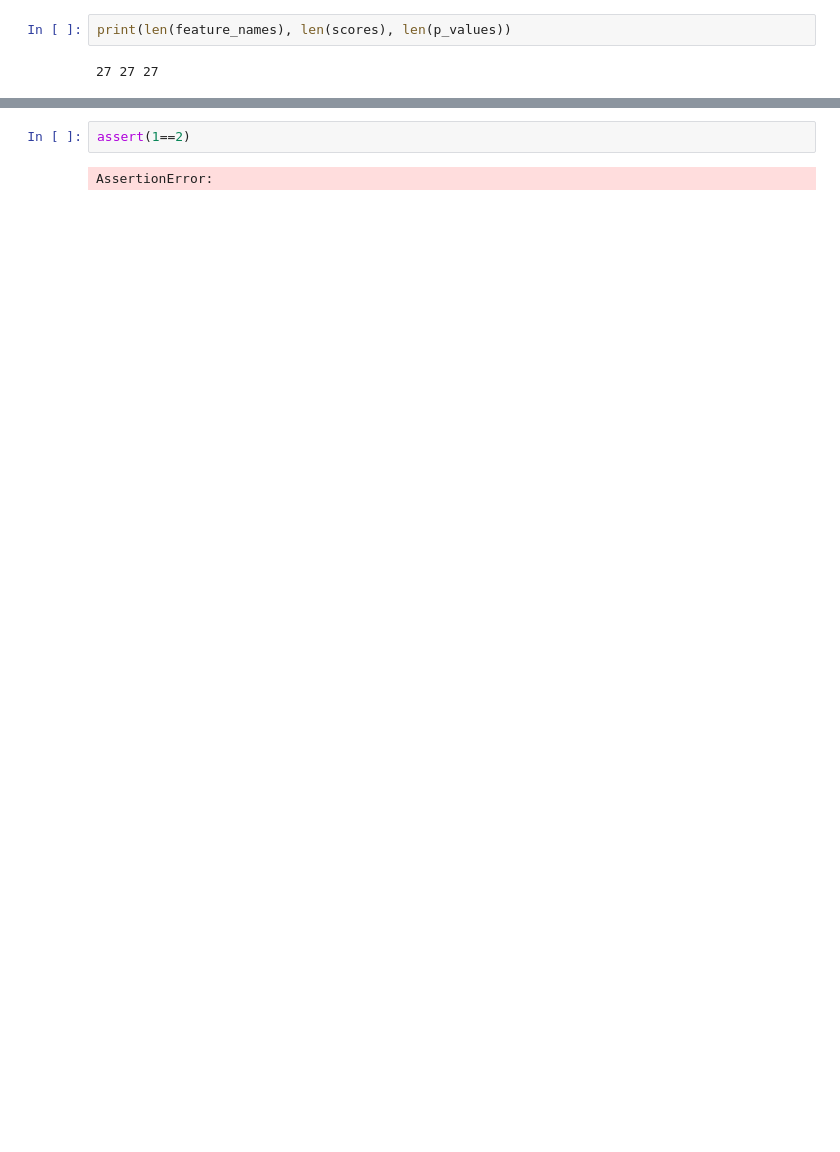
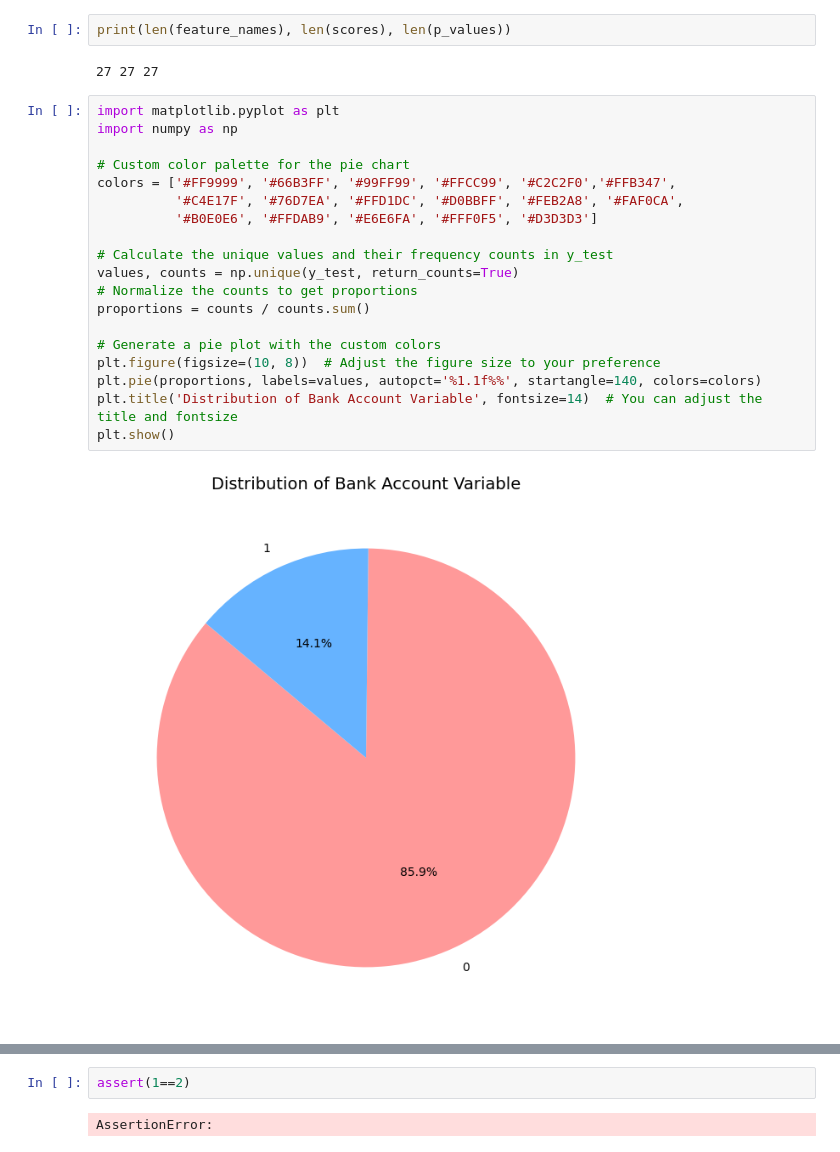
Before and after one commit to arahjou/finance_Richardo_Ali, a Jupyter notebook: StarterNotebook.ipynb, the cells around one changed output, grey strips where cells are left out. Cells and saved outputs as stored; diff of their text form; blank space fills up the shorter version.

```diff
--- a/StarterNotebook.ipynb
+++ b/StarterNotebook.ipynb
@@ -1090,3 +1258,24 @@ print(feature_scores)
 print(len(feature_names), len(scores), len(p_values))
 # %% [output]
 27 27 27
+# %%
+import matplotlib.pyplot as plt
+import numpy as np
+
+# Custom color palette for the pie chart
+colors = ['#FF9999', '#66B3FF', '#99FF99', '#FFCC99', '#C2C2F0','#FFB347',
+          '#C4E17F', '#76D7EA', '#FFD1DC', '#D0BBFF', '#FEB2A8', '#FAF0CA',
+          '#B0E0E6', '#FFDAB9', '#E6E6FA', '#FFF0F5', '#D3D3D3']
+
+# Calculate the unique values and their frequency counts in y_test
+values, counts = np.unique(y_test, return_counts=True)
+# Normalize the counts to get proportions
+proportions = counts / counts.sum()
+
+# Generate a pie plot with the custom colors
+plt.figure(figsize=(10, 8))  # Adjust the figure size to your preference
+plt.pie(proportions, labels=values, autopct='%1.1f%%', startangle=140, colors=colors)
+plt.title('Distribution of Bank Account Variable', fontsize=14)  # You can adjust the title and fontsize
+plt.show()
+# %% [output]
+[figure, added]
```
Also changed, not shown: parts of 61 cells of this notebook, 15 other files.
